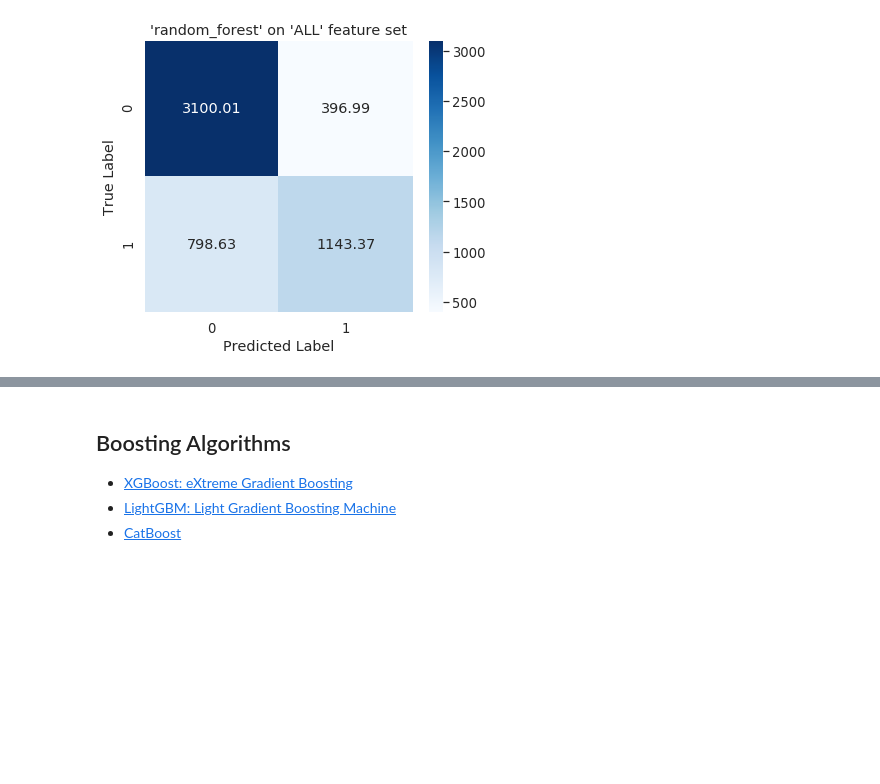
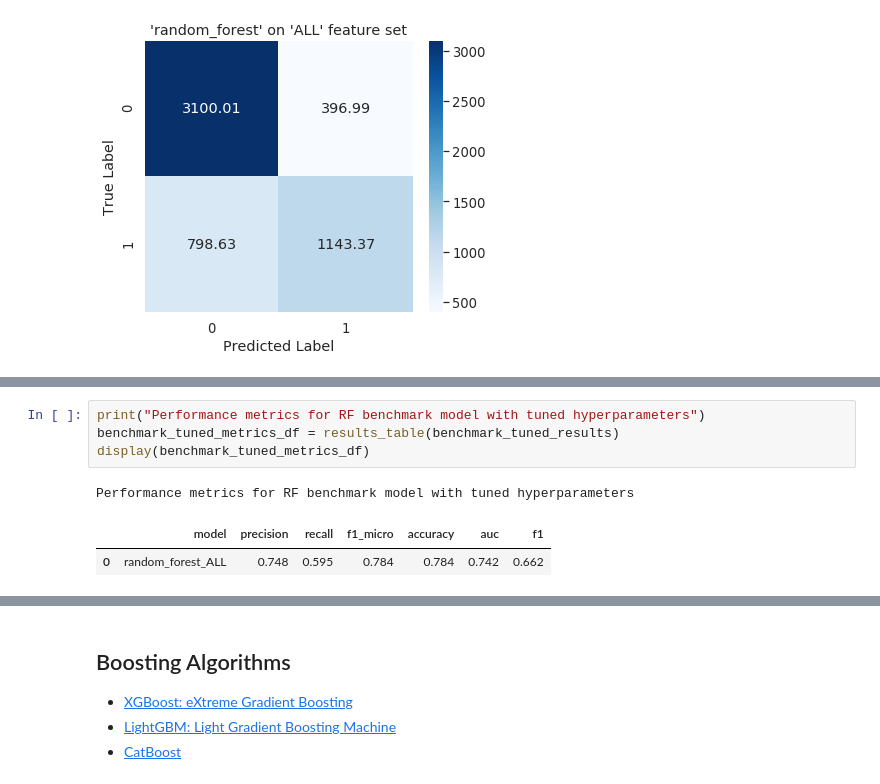
Before and after one commit to achmand/aml-crypto-graph, a Jupyter notebook: src/1.2_experiment_results.ipynb, the cells around one changed output, grey strips where cells are left out. Cells and saved outputs as stored; diff of their text form; blank space fills up the shorter version.

```diff
--- a/src/1.2_experiment_results.ipynb
+++ b/src/1.2_experiment_results.ipynb
@@ -86,0 +104,8 @@ plot_result_matrices(benchmark_results, figsize=(6,5))
+# %%
+print("Performance metrics for RF benchmark model with tuned hyperparameters")
+benchmark_tuned_metrics_df = results_table(benchmark_tuned_results)
+display(benchmark_tuned_metrics_df)
+# %% [output]
+Performance metrics for RF benchmark model with tuned hyperparameters
+|  | model | precision | recall | f1_micro | accuracy | auc | f1 |
+| 0 | random_forest_ALL | 0.748 | 0.595 | 0.784 | 0.784 | 0.742 | 0.662 |
```
Also changed, not shown: parts of 9 cells of this notebook, 8 other files.
